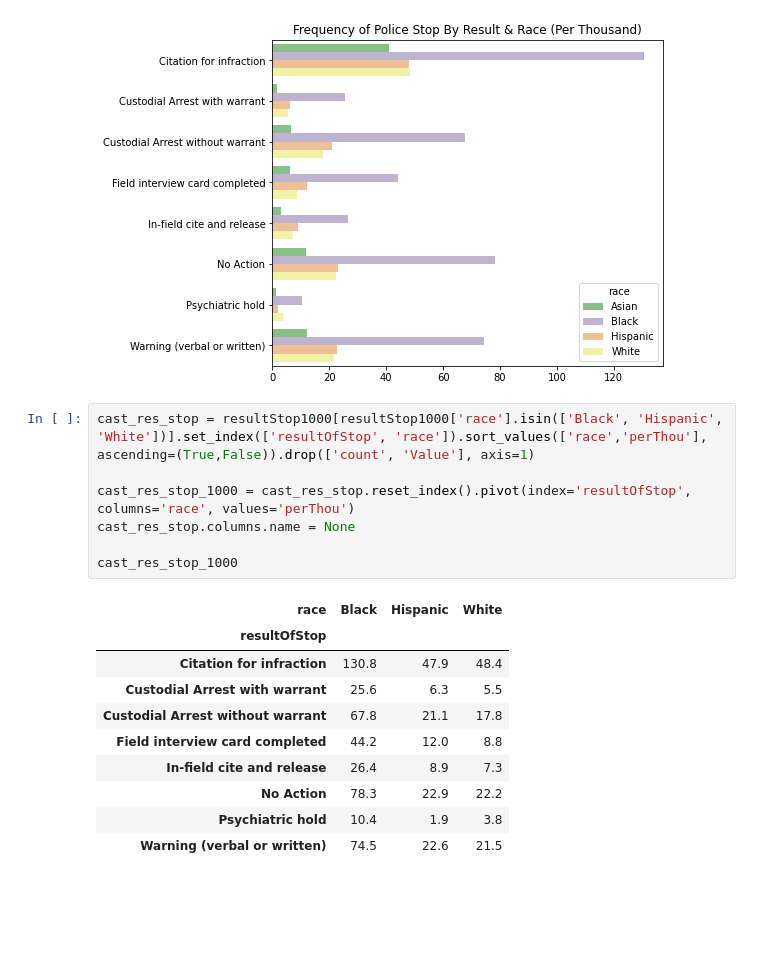
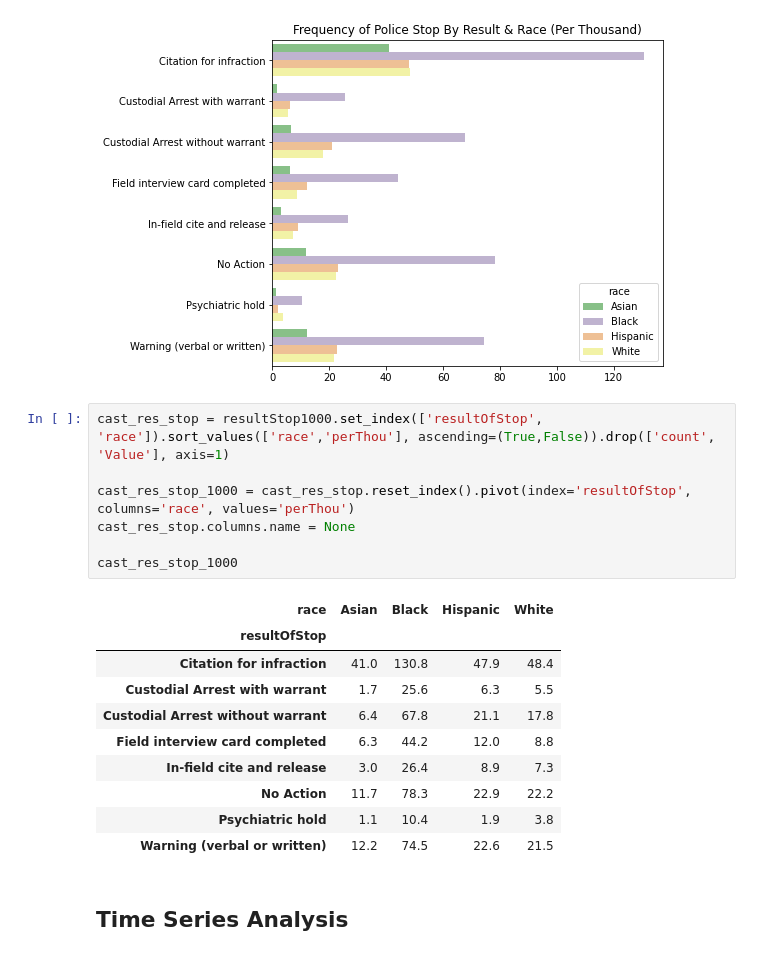
Before and after one commit to tsamba120/Long-Beach-Policing-Analysis, a Jupyter notebook: notebooks/lbpd_eda.ipynb, the cells around one changed output. Drawn from its saved outputs; the diff is of its cells as text; blank space fills up the shorter version.

```diff
--- a/notebooks/lbpd_eda.ipynb
+++ b/notebooks/lbpd_eda.ipynb
@@ -281,20 +266,22 @@ plt.title('Frequency of Police Stop By Result & Race (Per Thousand)');
 # %% [output]
 [figure]
 # %%
-cast_res_stop = resultStop1000[resultStop1000['race'].isin(['Black', 'Hispanic', 'White'])].set_index(['resultOfStop', 'race']).sort_values(['race','perThou'], ascending=(True,False)).drop(['count', 'Value'], axis=1)
+cast_res_stop = resultStop1000.set_index(['resultOfStop', 'race']).sort_values(['race','perThou'], ascending=(True,False)).drop(['count', 'Value'], axis=1)
 
 cast_res_stop_1000 = cast_res_stop.reset_index().pivot(index='resultOfStop', columns='race', values='perThou')
 cast_res_stop.columns.name = None
 
 cast_res_stop_1000
 # %% [output]
-| race | Black | Hispanic | White |
-| resultOfStop |  |  |  |
-| Citation for infraction | 130.8 | 47.9 | 48.4 |
-| Custodial Arrest with warrant | 25.6 | 6.3 | 5.5 |
-| Custodial Arrest without warrant | 67.8 | 21.1 | 17.8 |
-| Field interview card completed | 44.2 | 12.0 | 8.8 |
-| In-field cite and release | 26.4 | 8.9 | 7.3 |
-| No Action | 78.3 | 22.9 | 22.2 |
-| Psychiatric hold | 10.4 | 1.9 | 3.8 |
-| Warning (verbal or written) | 74.5 | 22.6 | 21.5 |
+| race | Asian | Black | Hispanic | White |
+| resultOfStop |  |  |  |  |
+| Citation for infraction | 41.0 | 130.8 | 47.9 | 48.4 |
+| Custodial Arrest with warrant | 1.7 | 25.6 | 6.3 | 5.5 |
+| Custodial Arrest without warrant | 6.4 | 67.8 | 21.1 | 17.8 |
+| Field interview card completed | 6.3 | 44.2 | 12.0 | 8.8 |
+| In-field cite and release | 3.0 | 26.4 | 8.9 | 7.3 |
+| No Action | 11.7 | 78.3 | 22.9 | 22.2 |
+| Psychiatric hold | 1.1 | 10.4 | 1.9 | 3.8 |
+| Warning (verbal or written) | 12.2 | 74.5 | 22.6 | 21.5 |
+# %% [markdown]
+## Time Series Analysis
```
Also changed, not shown: parts of 24 cells of this notebook.
